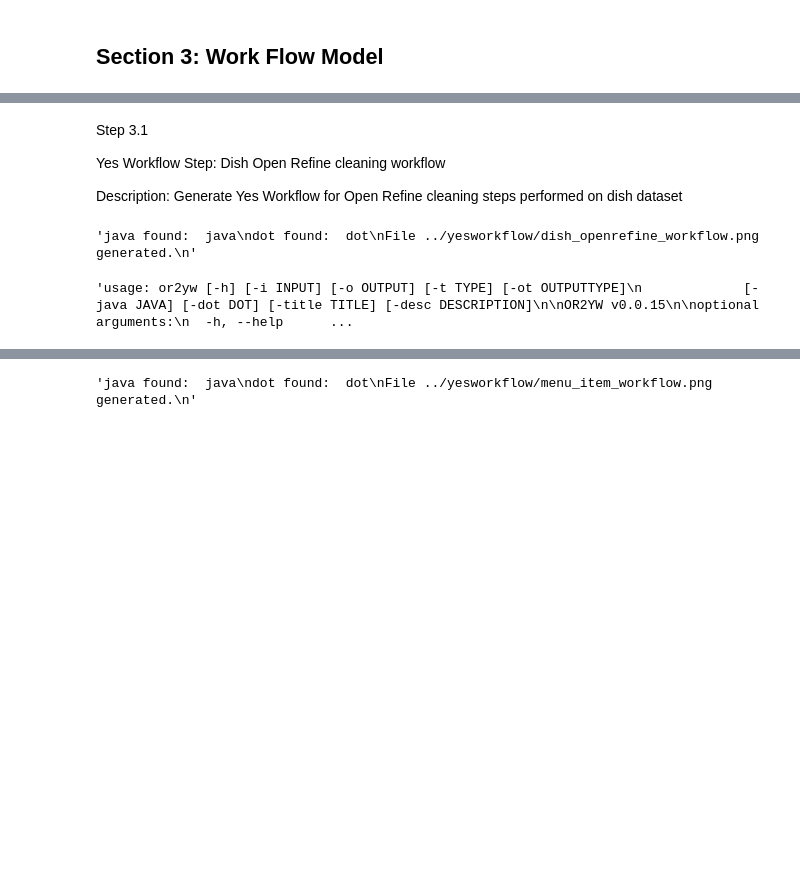
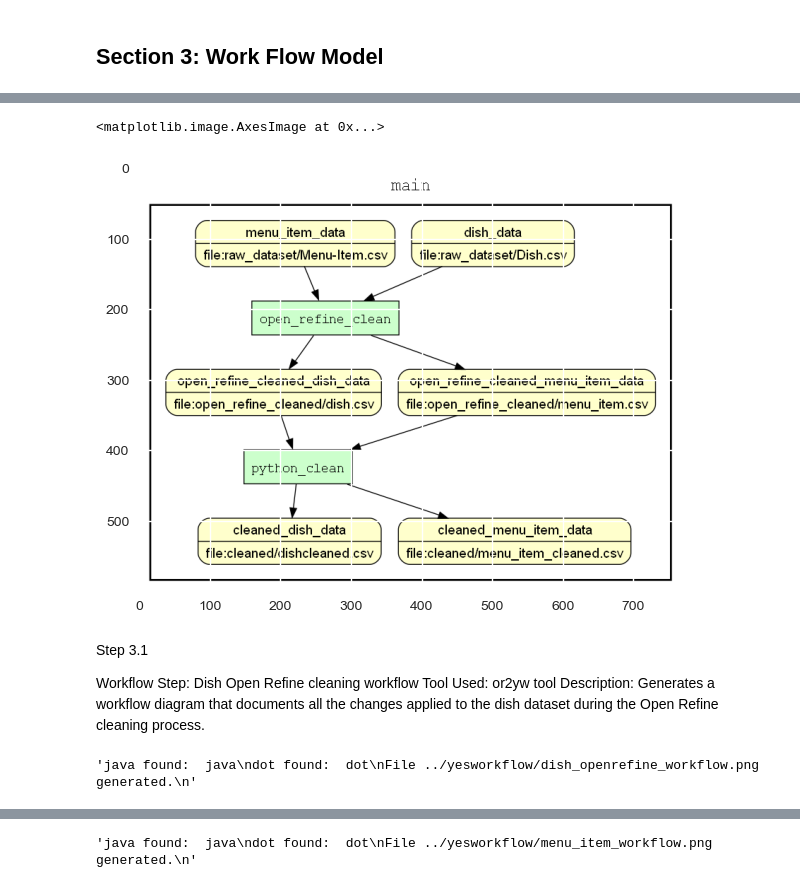
Before and after one commit to JhansiBadarvada/CS513SU2023TEAM94, a Jupyter notebook: scripts/data_cleaning_phase_II.ipynb, the cells around one changed output, grey strips where cells are left out. Drawn from its saved outputs; the diff is of its cells as text; code cells hidden in the pictures; blank space fills up the shorter version.

Commit message:
Update step 3

```diff
--- a/scripts/data_cleaning_phase_II.ipynb
+++ b/scripts/data_cleaning_phase_II.ipynb
@@ -529,17 +661,21 @@ test_price_normalization(menu_item_df)
+# %%
+# reading png image file
+im = img.imread('../yesworkflow/overall_workflow.png')
+# show image
+plt.imshow(im)
+# %% [output]
+<matplotlib.image.AxesImage at 0x...>
+[figure, added]
 # %% [markdown]
 Step 3.1
 
-Yes Workflow Step: Dish Open Refine cleaning workflow
-
-Description: Generate Yes Workflow for Open Refine cleaning steps performed on dish dataset
+Workflow Step: Dish Open Refine cleaning workflow
+Tool Used: or2yw tool
+Description: Generates a workflow diagram that documents all the changes applied to the dish dataset during the Open Refine cleaning process.
 # %%
 os.popen("or2yw -i dish_history.json -o ../yesworkflow/dish_openrefine_workflow.png -ot=png").read()
 # %% [output]
 'java found:  java\ndot found:  dot\nFile ../yesworkflow/dish_openrefine_workflow.png generated.\n'
-# %%
-os.popen("or2yw -i dishhistoryjson -o ../yesworkflow/dish_openrefine_workflow.png -ot=png").read()
-# %% [output]
-'usage: or2yw [-h] [-i INPUT] [-o OUTPUT] [-t TYPE] [-ot OUTPUTTYPE]\n             [-java JAVA] [-dot DOT] [-title TITLE] [-desc DESCRIPTION]\n\nOR2YW v0.0.15\n\noptional arguments:\n  -h, --help      ...
 # %%
 # reading png image file
 im = img.imread('../yesworkflow/dish_openrefine_workflow.png')
```
Also changed, not shown: parts of 22 cells of this notebook, 3 other files.
